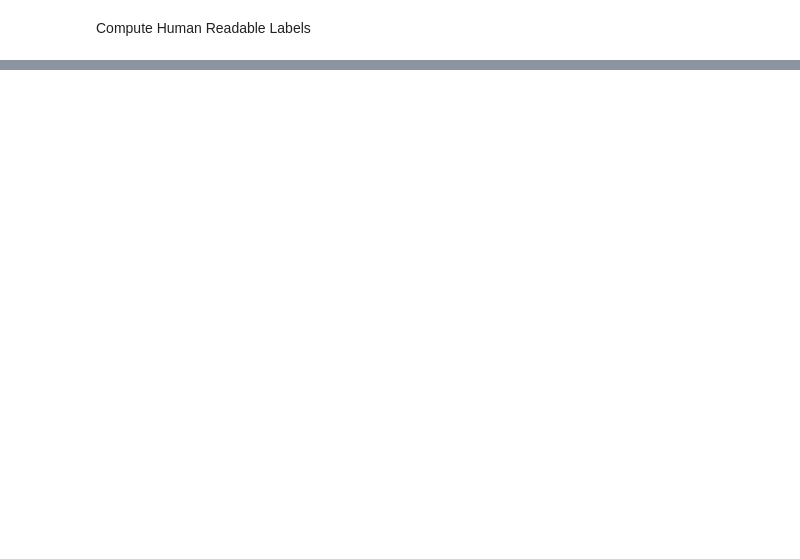
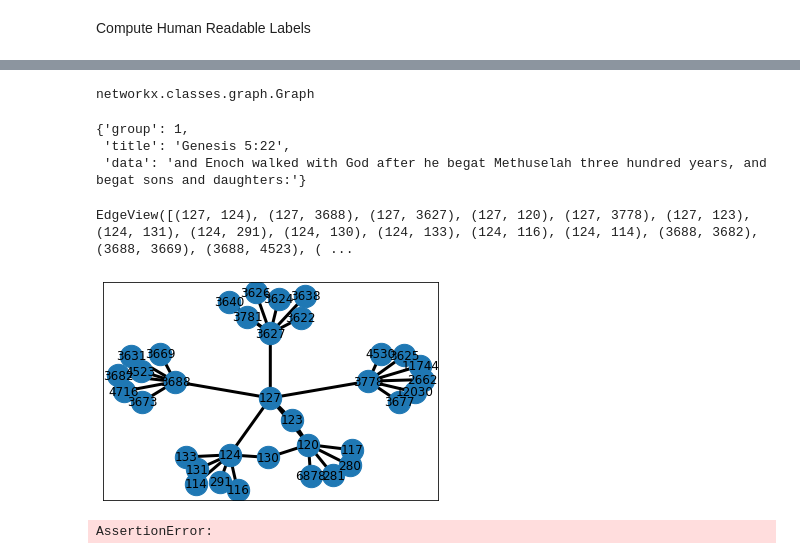
Before and after one commit to leomrocha/bible-explore, a Jupyter notebook: notebooks/bible-explore-one.ipynb, the cells around one changed output, grey strips where cells are left out. Drawn from its saved outputs; the diff is of its cells as text; code cells hidden in the pictures; blank space fills up the shorter version.

Commit message:
Bible DB created, also first graph visualized. pyvis not working from networkx graph

```diff
--- a/notebooks/bible-explore-one.ipynb
+++ b/notebooks/bible-explore-one.ipynb
@@ -54,3 +62,10 @@ with open(corpus_path, newline='') as f:
 verses[0]
 # %% [output]
 'In the beginning God created the heavens and the earth.'
+# %%
+key_verse_map = {}
+
+with open(KEY_PATH_DB, newline='') as f:
+    rows = csv.reader(f)
+    kvs = [r for r in rows]
+    key_verse_map = { i[0] : i[1] for i in kvs[1:]}
@@ -57,9 +92,9 @@ verses[0]
 # %%
 # TF Universal Sentence Encoder models
 #@title Load the Universal Sentence Encoder's TF Hub module
-BASE_PATH = "/home/leo/projects/AI/Datasets/text/religion/bible/tf-hub"
+MODELS_BASE_PATH = "/home/leo/projects/AI/Datasets/Tensorflow/tf-hub/"
 # module_url = os.path.join(BASE_PATH, "universal-sentence-encoder-lite_2")
-module_url = os.path.join(BASE_PATH, "universal-sentence-encoder-multilingual_3")
+module_url = os.path.join(MODELS_BASE_PATH, "universal-sentence-encoder-multilingual_3")
 # module_url = "https://tfhub.dev/google/universal-sentence-encoder-multilingual/3"
 # module_url = "https://tfhub.dev/google/universal-sentence-encoder-lite/2"
 # module_url = "https://tfhub.dev/google/universal-sentence-encoder/4"
@@ -233,0 +335,19 @@ corpus_db[:3]
+# %%
+# function to get the subgraph
+
+def _get_node_edge(bible_db, node_id, close_points):
+    node = bible_db[node_id]
+#     group = node['book_id']
+#     label = node['name']
+#     title = node['text']
+#     txt = node['text']
+    nd_info = (node_id, node)
+    nd_weight = zip(node['close_to'], node['close_to_distance'])
+    nd_edges = []
+    for n,w in nd_weight:
+        if n != node_id:
+            # distance is farthest the smaller it is, so changing it to make the reverse relation
+            nd_edges.append((node_id, n, 1/w))
+        if len(nd_edges) >= close_points:
+            break
+    return nd_info, nd_edges
@@ -233,0 +396,2 @@ corpus_db[:3]
+# %%
+nodes, edges, sg = get_subgraph(bible_db, 127, close_points=6, levels=1)
@@ -233,0 +422,31 @@ corpus_db[:3]
+# %%
+type(sg)
+# %% [output]
+networkx.classes.graph.Graph
+# %%
+sg.nodes[127]
+# %% [output]
+{'group': 1,
+ 'title': 'Genesis 5:22',
+ 'data': 'and Enoch walked with God after he begat Methuselah three hundred years, and begat sons and daughters:'}
+# %%
+sg.edges
+# %% [output]
+EdgeView([(127, 124), (127, 3688), (127, 3627), (127, 120), (127, 3778), (127, 123), (124, 131), (124, 291), (124, 130), (124, 133), (124, 116), (124, 114), (3688, 3682), (3688, 3669), (3688, 4523), ( ...
+# %%
+options = {
+#     'node_color': 'light-blue',
+    'node_size': 500,
+    'width': 3,
+#     'arrowstyle': '-|>',
+#     'arrowsize': 12,
+}
+nx.draw_networkx(sg, **options)
+plt.show()
+# %% [output]
+[figure, added]
+# %%
+nt = Network('800px', '800px')
+nt.from_nx(sg)
+# %% [output]
+AssertionError:
```
Also changed, not shown: parts of 25 cells of this notebook.
